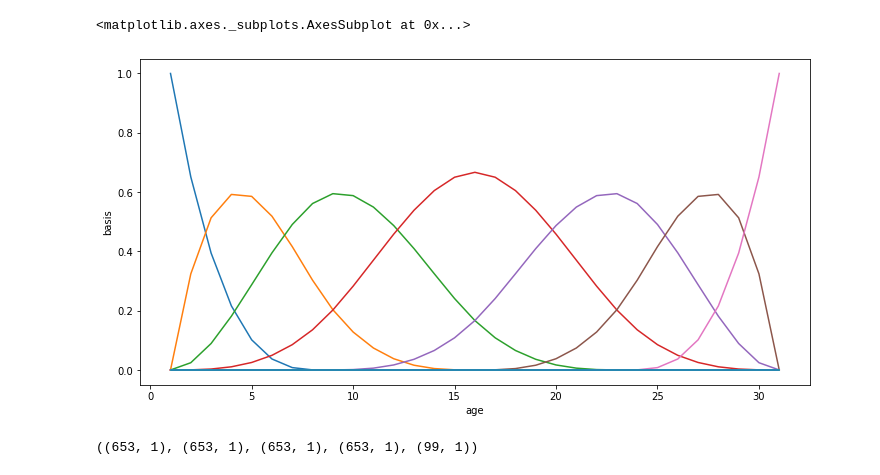
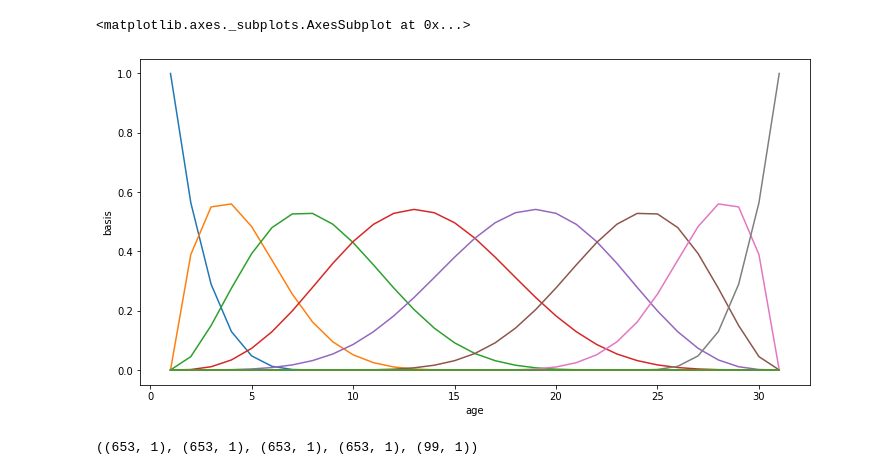
Before and after one commit to hyunjimoon/defense-reliability, a Jupyter notebook: spline/hierarchical_model.ipynb, the cells around one changed output. Saved outputs shown, nothing was run; the diff lists cells and outputs as text; code cells hidden in the pictures.

```diff
--- a/spline/hierarchical_model.ipynb
+++ b/spline/hierarchical_model.ipynb
@@ -18,23 +15,23 @@ from sklearn.preprocessing import PowerTransformer
 # %%
 # knot 수에 따라 Bspline 파일 변
 
-degree = 3
+degree = 4
 knots = np.linspace(1, 31, num=5)
 knots_padded = np.concatenate((np.full(degree, 1), knots, np.full(degree, 31)))
 
 basis = []
 for i in range(knots_padded.shape[0]):
     c = np.zeros(knots_padded.shape[0])
     c[i] = 1
     basis.append(splev(np.arange(1, 32), (knots_padded, c, degree)))
 basis_df = pd.DataFrame(basis).transpose().set_index(np.arange(1, 32))
 
 fig, ax = plt.subplots(figsize=(12, 6))
 ax.set_xlabel('age')
 ax.set_ylabel('basis')
 basis_df.plot(ax=ax, legend=False)
 # %% [output]
 <matplotlib.axes._subplots.AxesSubplot at 0x...>
-[figure, old version]
+[figure, new version]
 # %%
 transformer = PowerTransformer()
```
Also changed, not shown: parts of 12 cells of this notebook, 8 other files.
